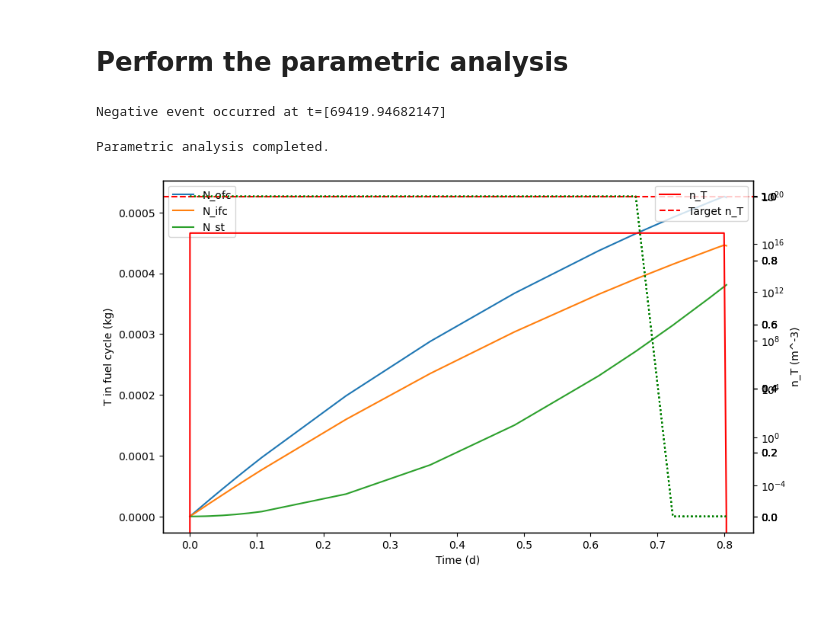
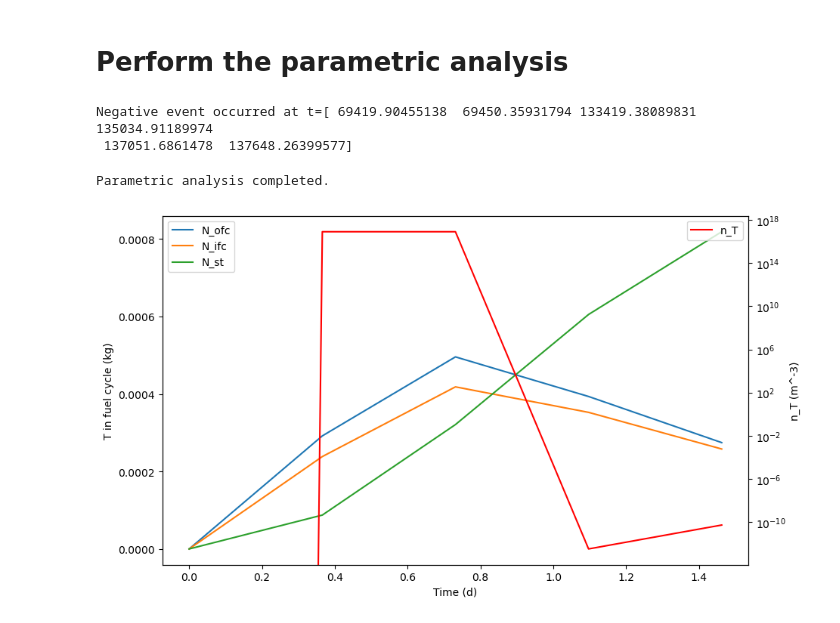
Before and after one commit to AlessMor/DDstartup, a Jupyter notebook: parametric_analysis_solveivp_periodicinjection.ipynb, the cells around one changed output. Saved outputs shown, nothing was run; the diff lists cells and outputs as text; code cells hidden in the pictures.

Commit message:
improved injection function

```diff
--- a/parametric_analysis_solveivp_periodicinjection.ipynb
+++ b/parametric_analysis_solveivp_periodicinjection.ipynb
@@ -322,6 +330,17 @@ def integral_func(n1=1, n2=1, sigmav=1, V=1):
 def periodic_step(t, on_time, off_time):
     period = on_time + off_time
     return 1 if (t % period) < on_time else 0
+def injection_rate_fun(t, N_ifc, N_st, n_T, N_st_min = 0.001/tritium_mass.to('kg').magnitude):
+    # set injection rate so that satisfies these constraints:
+    # - if N_st < N_st_min, injection_rate = 0
+    # - else, injection_rate = N_ifc/tau_ifc - lambda_T*N_st (tries to inject all the T that enters the storage)
+    # - maximum injection rate is injection_rate_max = n_T50/tau_p_T*V_plasma + Tdot_burn5050 - T_dot_DDp5050 (the injection rate necessary to maintain a 50D50T plasma)
+    injection_rate_max = (n_tot/2/tau_p_T*V_plasma + 0.25*n_tot**2*sigmav_DT*V_plasma - 0.25/2*n_tot**2*sigmav_DD_p*V_plasma).to('1/s')
+    if N_st < N_st_min:
+        return 0 * u.s**(-1)
+    else:
+        return min((N_ifc/tau_ifc - lambda_T*N_st), injection_rate_max).to('1/s')
+
 def tritium_inventory_odes(t,y):
     N_ofc, N_ifc, N_st = y[0], y[1], y[2]
     """
@@ -335,7 +354,8 @@ def tritium_inventory_odes(t,y):
     ramp = [min(t / (3600), 1) if N_st>0.001/tritium_mass.to('kg').magnitude else 0]
     availability_fun = periodic_step(t,on_time=3600*24*plant_avail, off_time=3600*24*plant_avail)
 
-    injection_rate = availability_fun*(N_ifc/tau_ifc - lambda_T*N_st).to('1/s') * ramp
+    injection_rate = availability_fun*injection_rate_fun(t, N_ifc, N_st, n_T)
+
     Tdot_DDn = availability_fun*(TBR_DDn*0.5*n_D**2*sigmav_DD_n*V_plasma).to('1/s')
     Tdot_DDp = availability_fun*(0.5*n_D**2*sigmav_DD_p*V_plasma).to('1/s')
     Tdot_DT = availability_fun*(TBR_DT*n_D*n_T*sigmav_DT*V_plasma).to('1/s')
@@ -371,7 +391,7 @@ def NEGATIVE(t, y):
 
 # Time span
 t_span = (0, total_time.to('s').magnitude)
-t_eval = np.linspace(*t_span, 10)
+t_eval = np.linspace(*t_span, 1000)
 
 for param_combo in tqdm(itertools.product(*param_ranges),
                        total=np.prod([data.shape[0] for data in input_data]),
@@ -403,11 +423,12 @@ for param_combo in tqdm(itertools.product(*param_ranges),
 
     # stop whe  DT reached
     DT_reached.terminal = True
-    NEGATIVE.terminal = True
+    NEGATIVE.terminal = False
     # Solve ODE
     sol = solve_ivp(
         fun = tritium_inventory_odes,
         t_span = t_span,
+        t_eval = t_eval,
         y0 = y0,
         method = 'BDF',
         dense_output=True,
@@ -485,7 +506,8 @@ for param_combo in tqdm(itertools.product(*param_ranges),
     ]
     results.append(row)
 # %% [output]
-Negative event occurred at t=[69419.94682147]
+Negative event occurred at t=[ 69419.90455138  69450.35931794 133419.38089831 135034.91189974
+ 137051.6861478  137648.26399577]
 # %%
 print("Parametric analysis completed.")
 for i, row in enumerate(results):
@@ -528,34 +550,32 @@ import matplotlib.pyplot as plt
 
 # Create a figure and axis
 fig, ax = plt.subplots(figsize=(10, 6))
 
 # Plot each solution
 for i in range(sol.y.shape[0]):
     if i == 0:
         ax.plot(sol.t/(3600*24), sol.y[i] * tritium_mass.to('kg'), label="N_ofc")
     elif i == 1:
         ax.plot(sol.t/(3600*24), sol.y[i] * tritium_mass.to('kg'), label="N_ifc")
     elif i == 2:
         ax.plot(sol.t/(3600*24), sol.y[i] * tritium_mass.to('kg'), label="N_st")
     elif i == 3:
         # plot n_T with another axis
         ax2 = ax.twinx()
         ax2.plot(sol.t/(3600*24), sol.y[i], label="n_T", color='red')
         # plot a target horizontal line at n_tot/2
-        ax2.axhline(y=row[8]/2, color='red', linestyle='--', label="Target n_T")
+        #ax2.axhline(y=row[8]/2, color='red', linestyle='--', label="Target n_T")
         ax2.set_ylabel("n_T (m^-3)")
         ax2.legend(loc="upper right")
         ax2.set_yscale("log")
-    ax3 = ax.twinx()
-    ax3.plot(sol.t/(3600*24), [periodic_step(t, on_time=3600*24*0.7, off_time=3600*24*0.3) for t in sol.t], label="Periodic Step", color='green', linestyle=':')
 
 # Add labels and title
 ax.set_xlabel("Time (d)")
 ax.set_ylabel("T in fuel cycle (kg)")
 ax.set_title("")
 ax.legend()
 
 # Show the plot
 plt.show()
 # %% [output]
-[figure, old version]
+[figure, new version]
```
Also changed, not shown: parts of 2 cells of this notebook, 4 other files.
